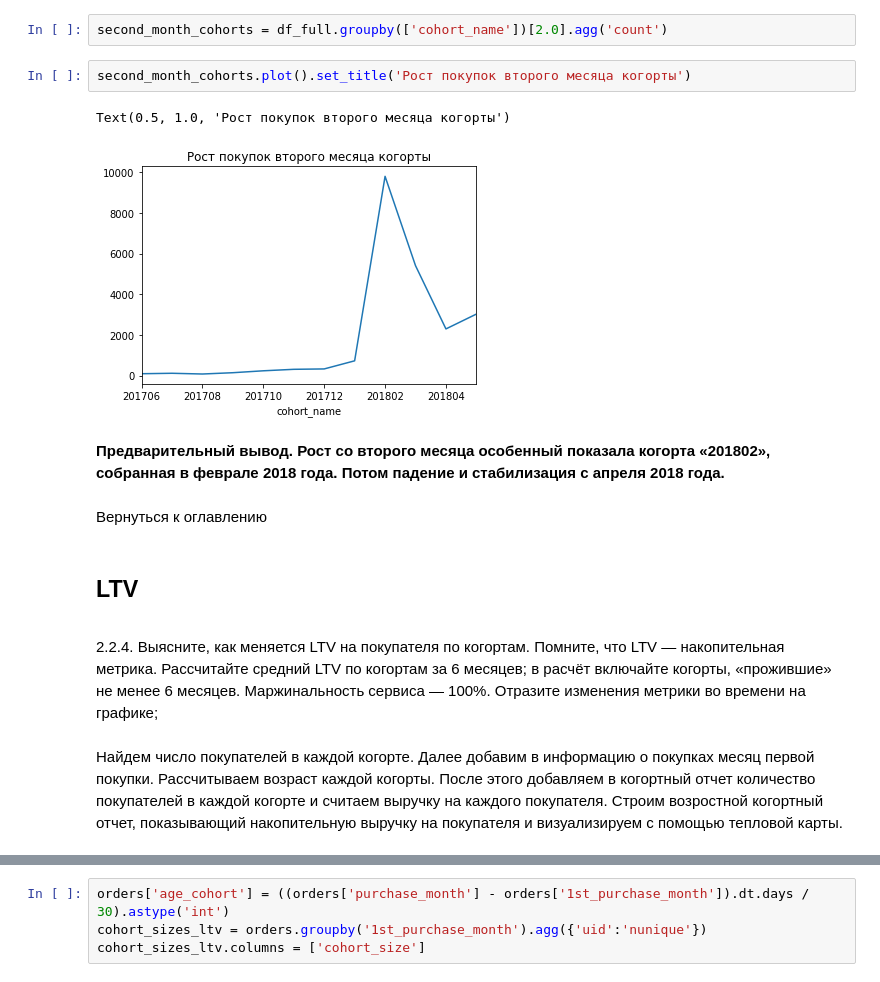
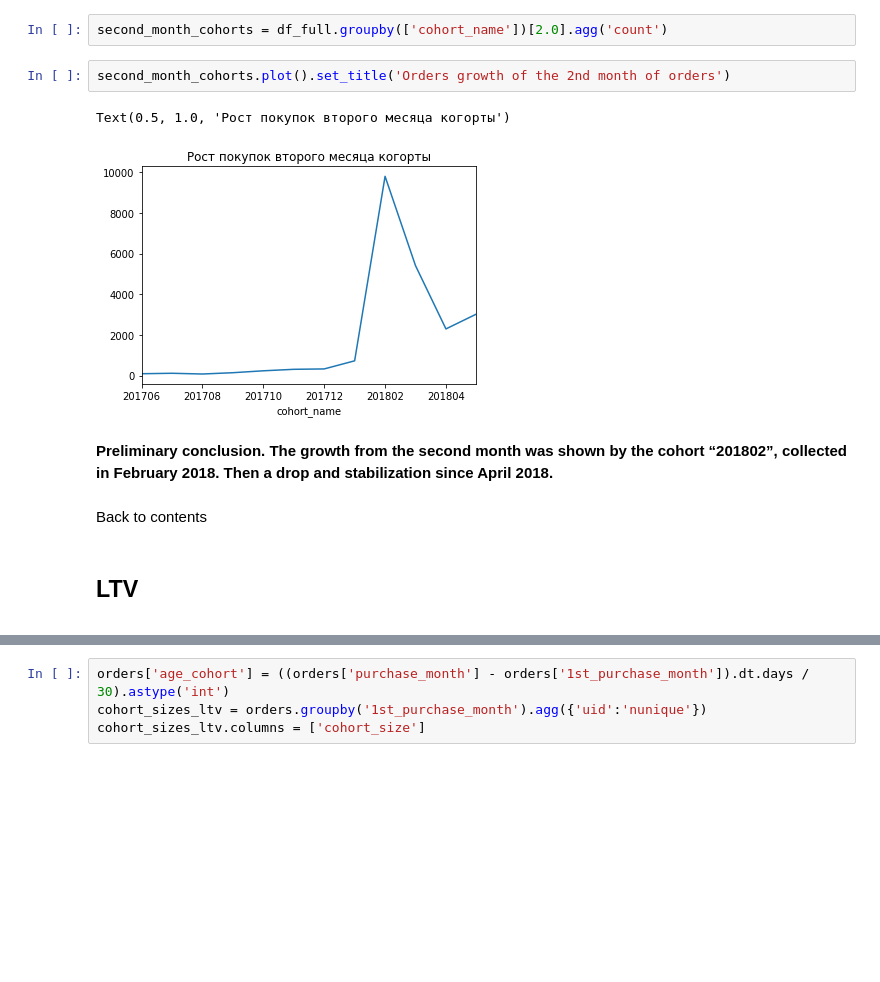
Before and after one commit to cmartem/yp_projects, a Jupyter notebook: Cohort analysis/Project_cohort_analysis.ipynb, the cells around one changed output, grey strips where cells are left out. Cells and saved outputs as stored; diff of their text form; blank space fills up the shorter version.

```diff
--- a/Cohort analysis/Project_cohort_analysis.ipynb
+++ b/Cohort analysis/Project_cohort_analysis.ipynb
@@ -1208,19 +993,15 @@ aggfunc = 'first')
 df_full = pd.merge(df_pivot, df_merged, on = 'uid', how = 'right')
 # %%
 second_month_cohorts = df_full.groupby(['cohort_name'])[2.0].agg('count')
-# %%
-second_month_cohorts.plot().set_title('Рост покупок второго месяца когорты')
-# %% [output]
-Text(0.5, 1.0, 'Рост покупок второго месяца когорты')
-[figure, removed]
-# %% [markdown]
-**Предварительный вывод. Рост со второго месяца особенный показала когорта «201802», собранная в феврале 2018 года. Потом падение и стабилизация с апреля 2018 года.**
+# %%
+second_month_cohorts.plot().set_title('Orders growth of the 2nd month of orders')
+# %% [output]
+Text(0.5, 1.0, 'Рост покупок второго месяца когорты')
+[figure, added]
+# %% [markdown]
+**Preliminary conclusion. The growth from the second month was shown by the cohort “201802”, collected in February 2018. Then a drop and stabilization since April 2018.**
 # %% [markdown]
-<a id='return'>Вернуться к оглавлению</a>
+<a id='return'>Back to contents</a>
 # %% [markdown]
 ## LTV
 <a id = #ltv>
-# %% [markdown]
-2.2.4. Выясните, как меняется LTV на покупателя по когортам. Помните, что LTV — накопительная метрика. Рассчитайте средний LTV по когортам за 6 месяцев; в расчёт включайте когорты, «прожившие» не менее 6 месяцев. Маржинальность сервиса — 100%. Отразите изменения метрики во времени на графике;
-# %% [markdown]
- Найдем число покупателей в каждой когорте. Далее добавим в информацию о покупках месяц первой покупки. Рассчитываем возраст каждой когорты. После этого добавляем в когортный отчет количество покупателей в каждой когорте и считаем выручку на каждого покупателя. Строим возростной когортный отчет, показывающий накопительную выручку на покупателя и визуализируем с помощью тепловой карты.
```
Also changed, not shown: parts of 184 cells of this notebook.
